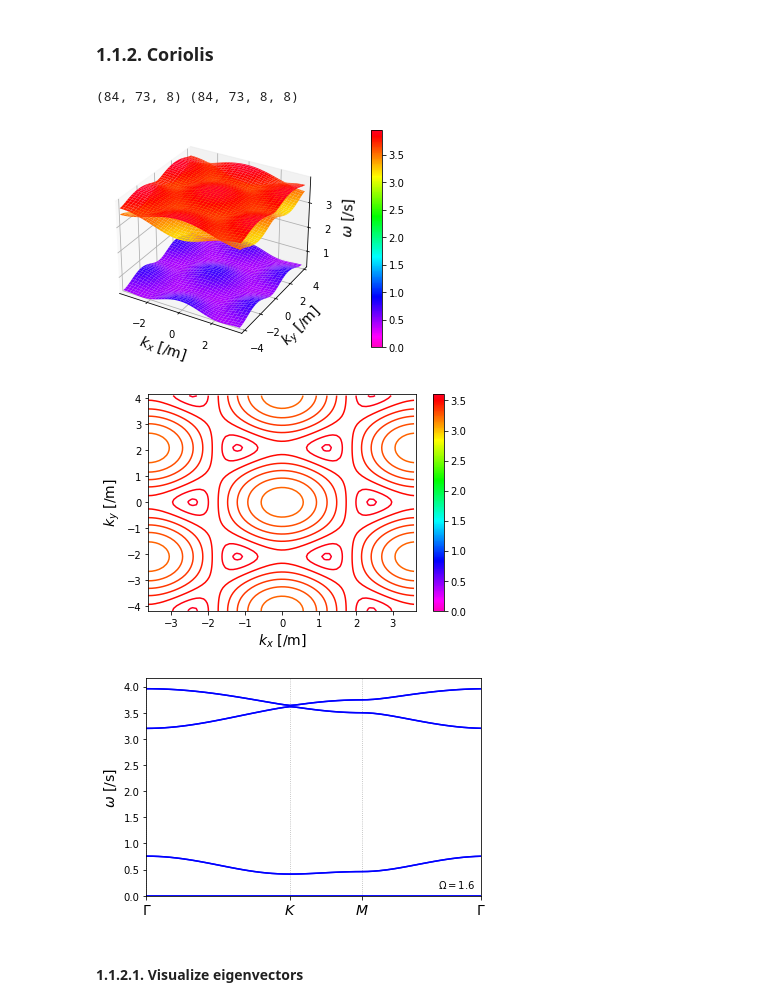
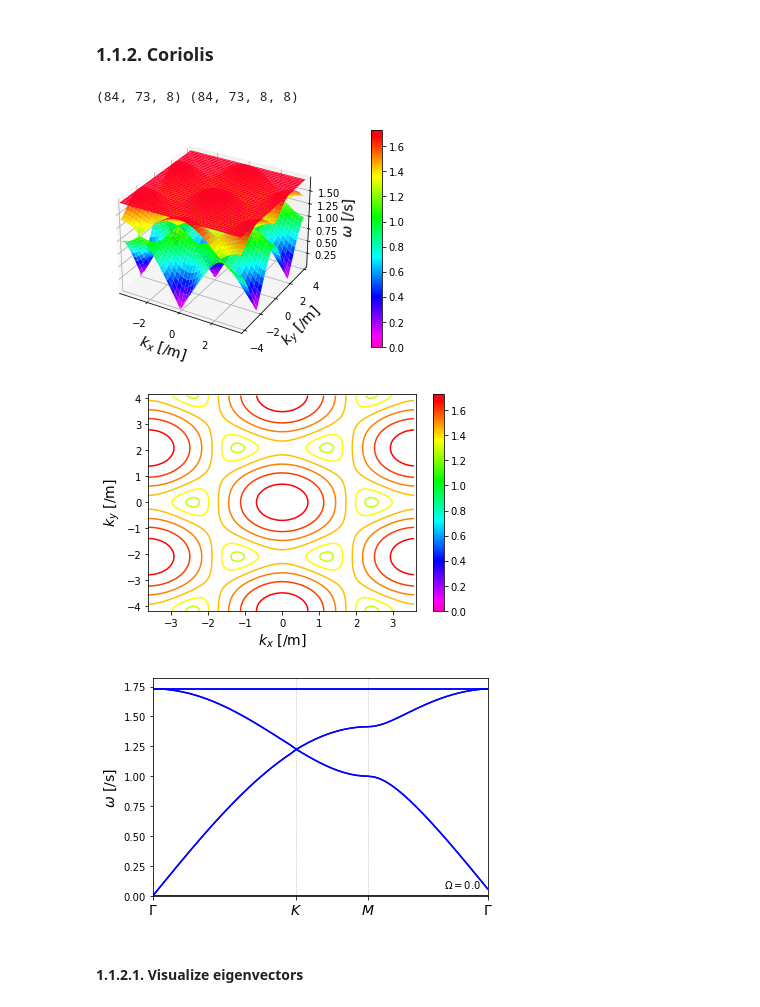
Before and after one commit to yoongun/topological-edge-modes-of-mechanical-lattice, a Jupyter notebook: experiment.ipynb, the cells around one changed output. Drawn from its saved outputs; the diff is of its cells as text; code cells hidden in the pictures.

```diff
--- a/experiment.ipynb
+++ b/experiment.ipynb
@@ -298,7 +273,7 @@ import numpy as np
 import numpy.linalg as la
 
 
-O = 1.6
+O = 0
 C = 1.
 M = 1.
 w0 = np.sqrt(C / M)
@@ -459,36 +434,36 @@ for ky, kx in zip(kys, kxs):
     evals, evecs = la.eig(H)
     idcs = np.argsort(evals)
     evals, evecs = evals[idcs], evecs[idcs]
     evals_all.append(evals)
 evals_all = np.array(evals_all, dtype=np.complex128)
 
 
 import matplotlib.pyplot as plt
 fig = plt.figure()
 dr = np.arange(0, precision * len(kxs), precision)
 for i in range(8):
     plt.plot(dr, abs(evals_all[:, i].real), color='blue')
 
 xticks = [
     0,
     num_gk * precision,
     num_gk * precision + num_km * precision,
     num_gk * precision + num_km * precision + (num_mg - 1) * precision
 ]
 xlabels = [r"$\Gamma$", r"$K$", r"$M$", r"$\Gamma$"]
 plt.xticks(xticks, xlabels, fontsize=14)
 plt.grid(axis='x', linestyle='dotted')
 plt.xlim(0, max(dr))
 plt.ylabel(r"$\omega$ [/s]", fontsize=14)
 plt.figtext(.8, .15, r"$\Omega=$" + f'{O:.1f}', fontsize=10)
 plt.ylim(0)
 plt.show()
 fig.savefig("2dc-graphene-dispersion-" + f'{O:.1f}' + ".png")
 # %% [output]
 (84, 73, 8) (84, 73, 8, 8)
-[figure, old version]
+[figure, new version]
-[figure, old version]
+[figure, new version]
-[figure, old version]
+[figure, new version]
 # %% [markdown]
 #### 1.1.2.1. Visualize eigenvectors
 # %%
```
Also changed, not shown: parts of 8 cells of this notebook, 2 other files.
